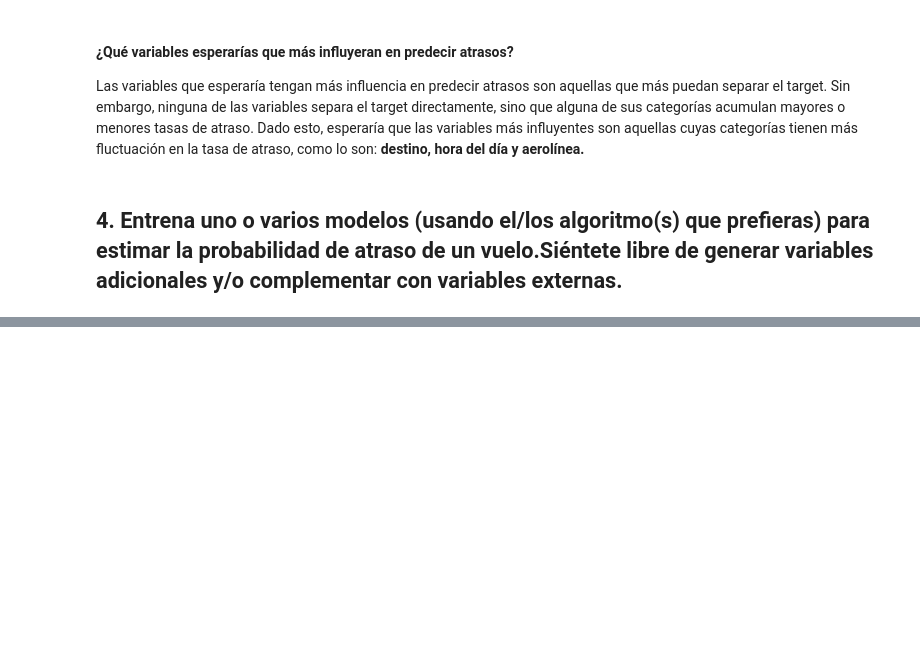
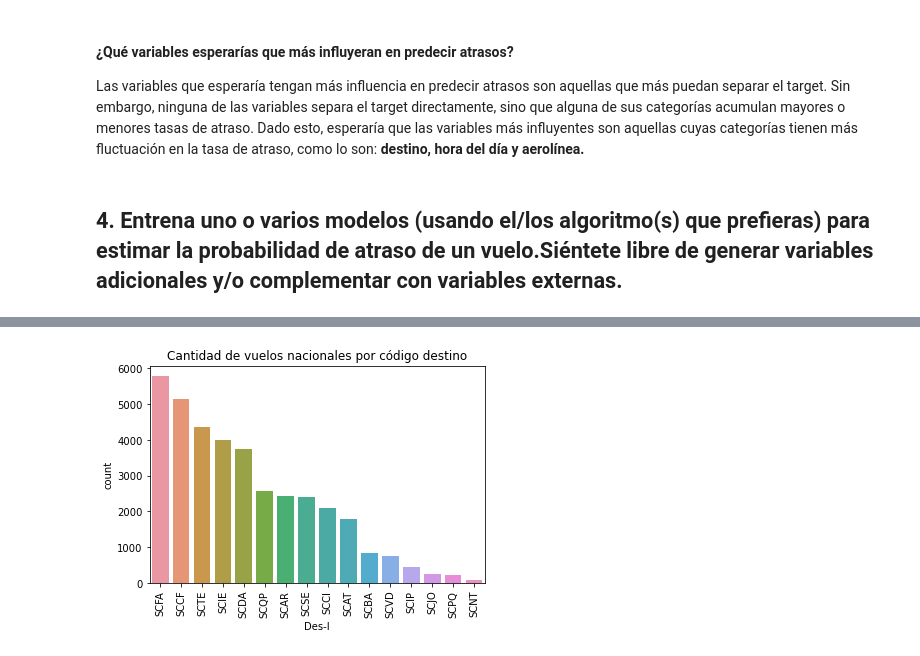
Before and after one commit to jesusfberrios/ds_challenge_latam, a Jupyter notebook: solution.ipynb, the cells around one changed output, grey strips where cells are left out. Saved outputs shown, nothing was run; the diff lists cells and outputs as text; code cells hidden in the pictures; blank space fills up the shorter version.

```diff
--- a/solution.ipynb
+++ b/solution.ipynb
@@ -662,0 +810,7 @@ Las variables que esperaría tengan más influencia en predecir atrasos son aque
+# %%
+sns.countplot(x=df4[df4.TIPOVUELO=='N']['Des-I'],order=df4[df4.TIPOVUELO=='N']['Des-I'].value_counts().index)
+plt.xticks(rotation=90)
+plt.title('Cantidad de vuelos nacionales por código destino')
+plt.show()
+# %% [output]
+[figure, added]
```
Also changed, not shown: parts of 46 cells of this notebook.
